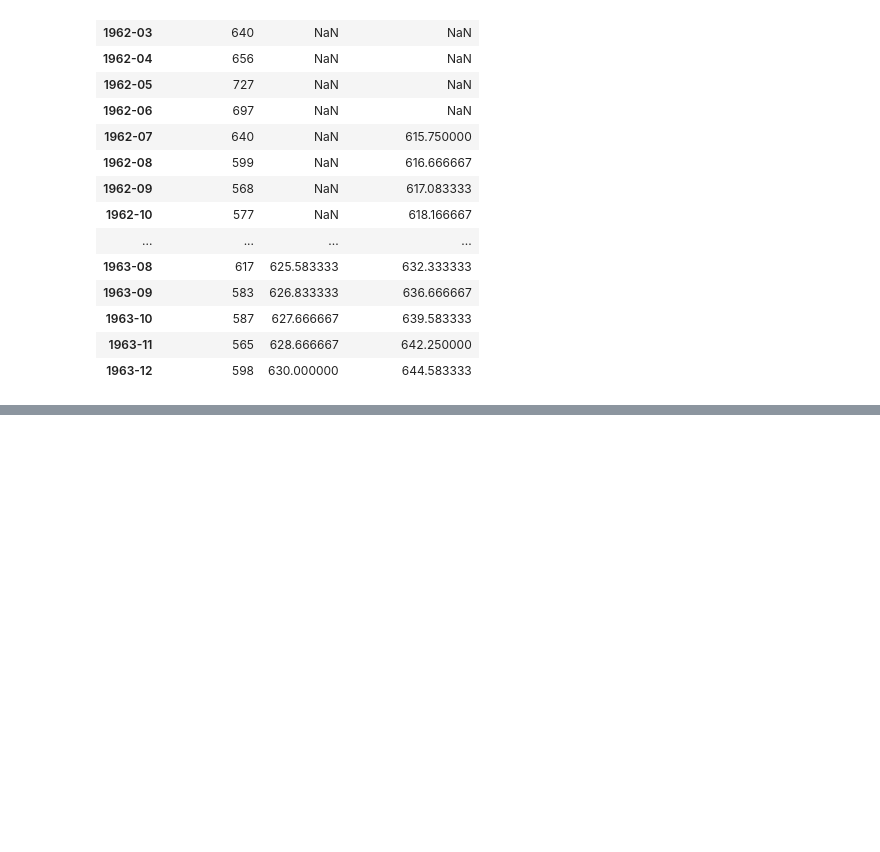
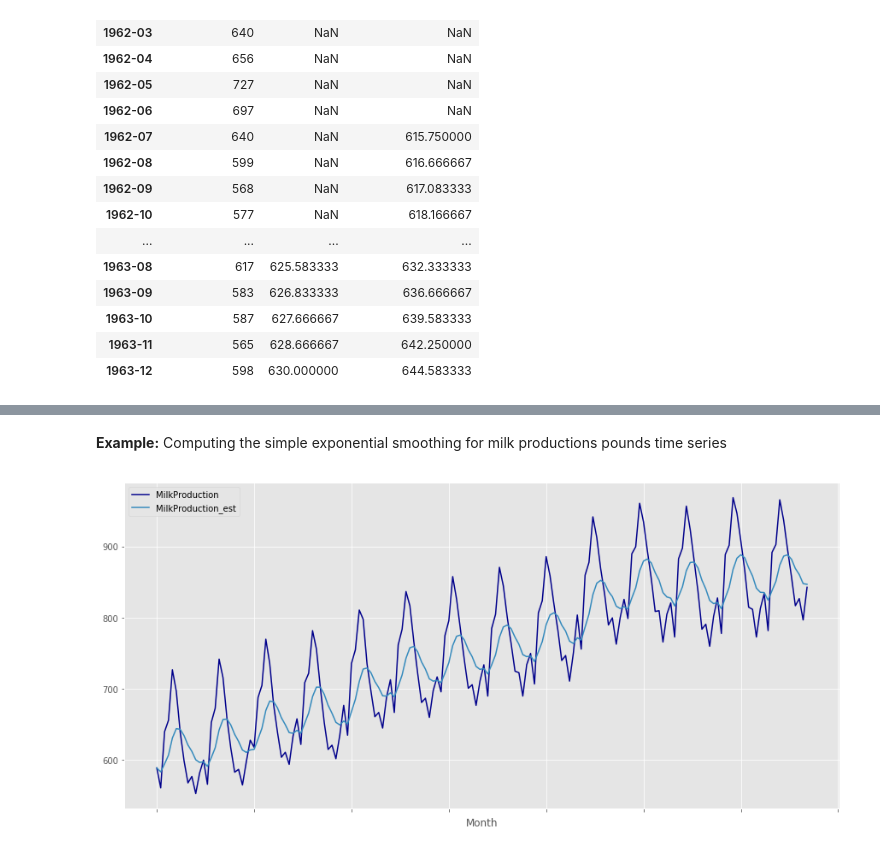
Before and after one commit to ErickEduardoAH/TimeSeriesAnalysis, a Jupyter notebook: 1.1 Time Series Descriptive Models - time series smoothing methods.ipynb, the cells around one changed output, grey strips where cells are left out. Drawn from its saved outputs; the diff is of its cells as text; code cells hidden in the pictures; blank space fills up the shorter version.

```diff
--- a/1.1 Time Series Descriptive Models - time series smoothing methods.ipynb
+++ b/1.1 Time Series Descriptive Models - time series smoothing methods.ipynb
@@ -146,0 +162,16 @@ In this formula $\alpha$ gives greater or lesser importance to the difference be
+# %%
+def simpleExpSmoothing(timeSeries,observation,alpha=0.5):
+    expSmoothing = timeSeries[[observation]]
+    S1 =[timeSeries.iloc[0][observation]]
+    for t in range (1,len(timeSeries)):
+        S1.append(alpha*timeSeries.iloc[t][observation]+(1-alpha)*S1[t-1])
+    expSmoothing[observation+'_est'] = S1
+    return expSmoothing
+# %% [markdown]
+**Example:** Computing the simple exponential smoothing for milk productions pounds time series
+# %%
+alpha = 0.2
+milkTimeSeriesSmoothedDF = simpleExpSmoothing(milkTimeSeriesDF,'MilkProduction',0.2)
+plotTimeSeries(milkTimeSeriesSmoothedDF)
+# %% [output]
+[figure, added]
```
Also changed, not shown: parts of 17 cells of this notebook, 3 other files.
